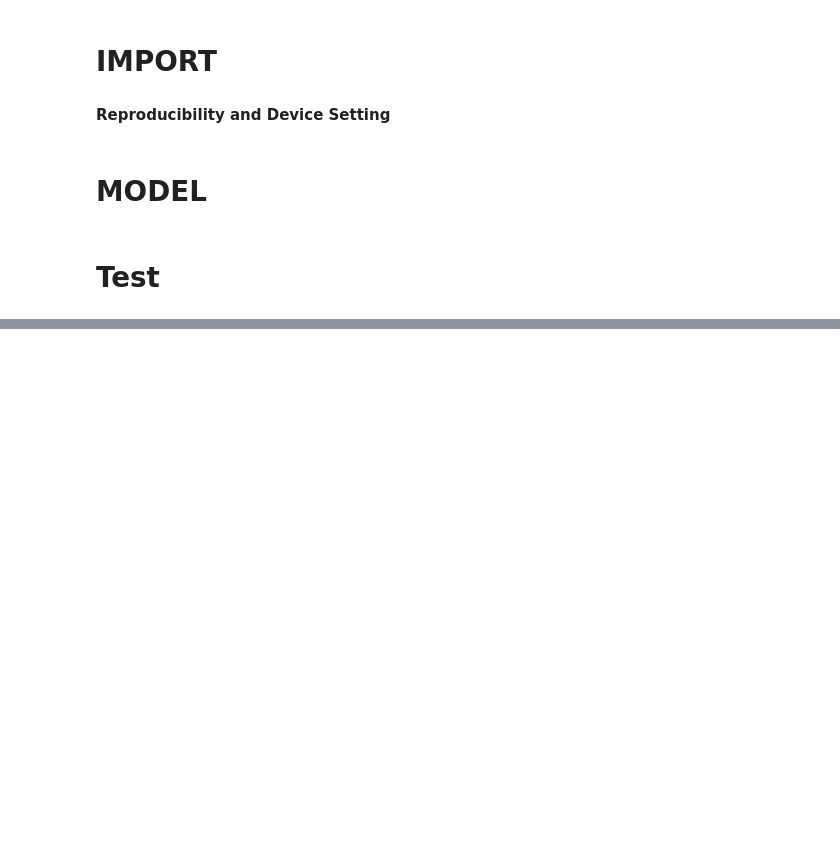
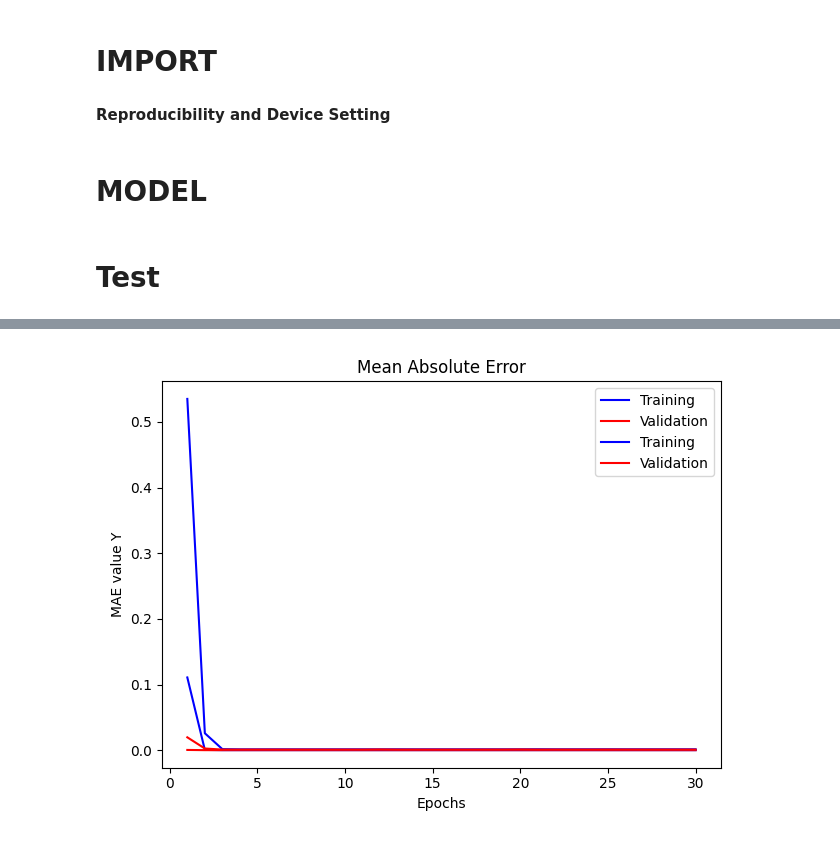
Before and after one commit to cybernetic-m/eai-project, a Jupyter notebook: notebook_exam_test.ipynb, the cells around one changed output, grey strips where cells are left out. Cells and saved outputs as stored; diff of their text form; code cells hidden in the pictures; blank space fills up the shorter version.

```diff
--- a/notebook_exam_test.ipynb
+++ b/notebook_exam_test.ipynb
@@ -172,26 +183,29 @@ if train_val:
 # %%
 if train_val:
     path = prefix + result_path  # type ./results/ensemble_batch_256
 
     # Load the dictionaries
     with open (path + '/train_metrics.json', 'r') as f:
         train_metrics = json.load(f)
     with open (path + '/valid_metrics.json', 'r') as f:
         valid_metrics = json.load(f)
 
     # Initialize a list of epochs [1,2,3, ...] for the plots x-axis
     epochs = [i for i in range(1, hyperparams['num_epochs']+1)]
 
-    plt.plot(epochs, train_metrics['mae'], label='Training', color='b')
-    plt.plot(epochs, valid_metrics['mae'], label='Validation', color='r')
+
+    plt.plot(epochs, [mae[1] for mae in train_metrics['mae']], label='Training', color='b')
+    plt.plot(epochs, [mae[1] for mae in valid_metrics['mae']], label='Validation', color='r')
     plt.title('Mean Absolute Error')
     plt.xlabel('Epochs')
-    plt.ylabel('MAE value')
+    plt.ylabel('MAE value Y')
     plt.legend()
 
     plt.tight_layout()  # This helps to prevent overlapping of subplots
     plt.savefig(path + '/mae')  # Save the figure to the specified path
     plt.show()
+# %% [output]
+[figure, added]
 # %%
 if train_val:
     path = prefix + result_path  # type ./results/ensemble_batch_256
```
Also changed, not shown: parts of 7 cells of this notebook, 2 other files.
